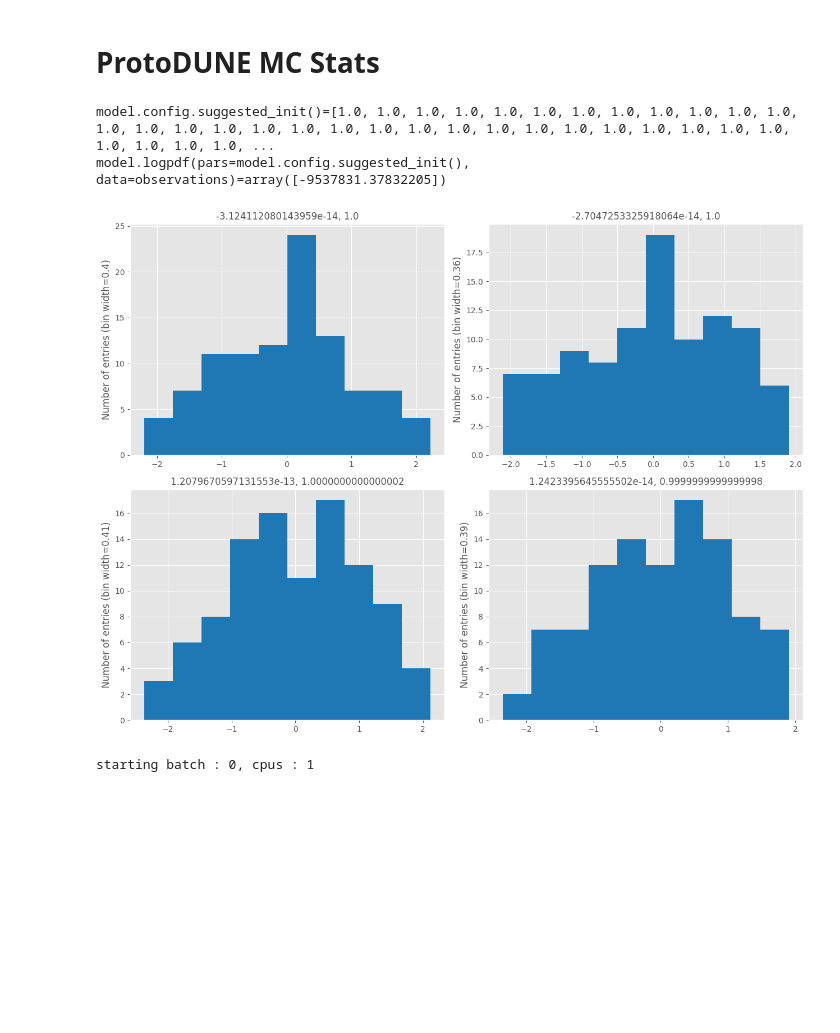
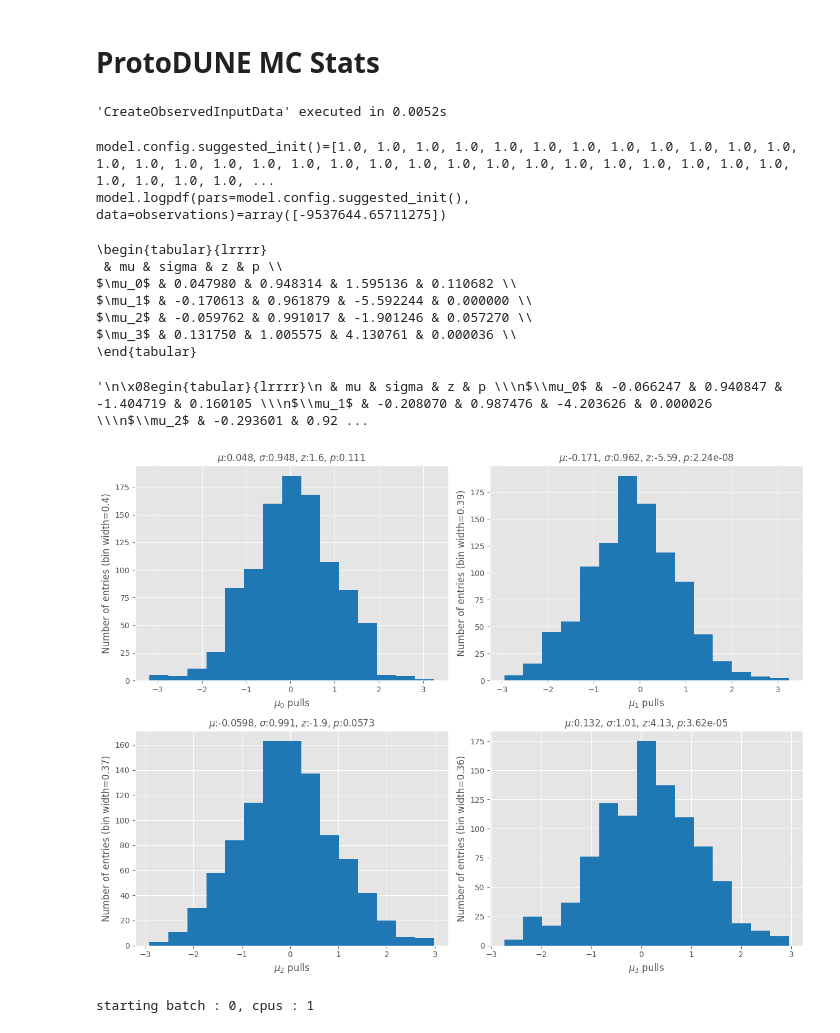
Before and after one commit to dlindebaum/pion-argon-xs-analysis, a Jupyter notebook: analysis/notebooks/cex_region_fit.ipynb, the cells around one changed output. Drawn from its saved outputs; the diff is of its cells as text; code cells hidden in the pictures; blank space fills up the shorter version.

```diff
--- a/analysis/notebooks/cex_region_fit.ipynb
+++ b/analysis/notebooks/cex_region_fit.ipynb
@@ -151,5 +221,7 @@ toy_PDSP_1GeV_config = {
         "z_int" : "/home/sb16165/Documents/pi0-analysis/analysis/work/2023/PDSPProd4a_MC_1GeV_reco1_sce_datadriven_v1_ntuple_v09_41_00_03/toy_parameters/smearing/track_length_resolution.json"
     },
     "reco_region_fractions" : "/home/sb16165/Documents/pi0-analysis/analysis/work/2023/PDSPProd4a_MC_1GeV_reco1_sce_datadriven_v1_ntuple_v09_41_00_03/toy_parameters/reco_regions/reco_region_fractions.hdf5",
-    "beam_selection_efficiencies" : "/home/sb16165/Documents/pi0-analysis/analysis/work/2023/PDSPProd4a_MC_1GeV_reco1_sce_datadriven_v1_ntuple_v09_41_00_03/toy_parameters/pi_beam_efficiency/beam_selection_efficiencies_true.hdf5"
+    "beam_selection_efficiencies" : "/home/sb16165/Documents/pi0-analysis/analysis/work/2023/PDSPProd4a_MC_1GeV_reco1_sce_datadriven_v1_ntuple_v09_41_00_03/toy_parameters/pi_beam_efficiency/beam_selection_efficiencies_true.hdf5",
+    "pdf_scale_factors" : None,
+    "verbose" : False
 }
@@ -178,13 +228,26 @@ def PullStudy(n : int, toy_config : dict, model : cross_section.pyhf.Model):
 # %%
-pulls = PullStudy(100, toy_PDSP_1GeV_config, model)
+pulls = CalculatePulls(1000, toy_PDSP_1GeV_config, model, bins)
 # %% [output]
-model.config.suggested_init()=[1.0, 1.0, 1.0, 1.0, 1.0, 1.0, 1.0, 1.0, 1.0, 1.0, 1.0, 1.0, 1.0, 1.0, 1.0, 1.0, 1.0, 1.0, 1.0, 1.0, 1.0, 1.0, 1.0, 1.0, 1.0, 1.0, 1.0, 1.0, 1.0, 1.0, 1.0, 1.0, 1.0, 1.0, ...
-model.logpdf(pars=model.config.suggested_init(), data=observations)=array([-9537831.37832205])
+'CreateObservedInputData' executed in 0.0052s
+model.config.suggested_init()=[1.0, 1.0, 1.0, 1.0, 1.0, 1.0, 1.0, 1.0, 1.0, 1.0, 1.0, 1.0, 1.0, 1.0, 1.0, 1.0, 1.0, 1.0, 1.0, 1.0, 1.0, 1.0, 1.0, 1.0, 1.0, 1.0, 1.0, 1.0, 1.0, 1.0, 1.0, 1.0, 1.0, 1.0, ...
+model.logpdf(pars=model.config.suggested_init(), data=observations)=array([-9537644.65711275])
-# %%
-for i in Plots.MultiPlot(4):
-    Plots.PlotHist(pulls[:, i], bins = 10, title = f"{np.mean(pulls[:, i])}, {np.std(pulls[:, i])}", newFigure = False)
-# %% [output]
-[figure, removed]
+# %%
+pulls = np.array([p for p in pulls if len(p) == 4])
+StudyPulls(pulls)
+
+"""
+
+"""
+# %% [output]
+\begin{tabular}{lrrrr}
+ & mu & sigma & z & p \\
+$\mu_0$ & 0.047980 & 0.948314 & 1.595136 & 0.110682 \\
+$\mu_1$ & -0.170613 & 0.961879 & -5.592244 & 0.000000 \\
+$\mu_2$ & -0.059762 & 0.991017 & -1.901246 & 0.057270 \\
+$\mu_3$ & 0.131750 & 1.005575 & 4.130761 & 0.000036 \\
+\end{tabular}
+'\n\x08egin{tabular}{lrrrr}\n & mu & sigma & z & p \\\n$\\mu_0$ & -0.066247 & 0.940847 & -1.404719 & 0.160105 \\\n$\\mu_1$ & -0.208070 & 0.987476 & -4.203626 & 0.000026 \\\n$\\mu_2$ & -0.293601 & 0.92 ...
+[figure, added]
 # %%
 toy_observed = cex_toy_generator.main(cex_toy_generator.ResolveConfig(toy_PDSP_1GeV_config))
 # %% [output]
```
Also changed, not shown: parts of 20 cells of this notebook.
